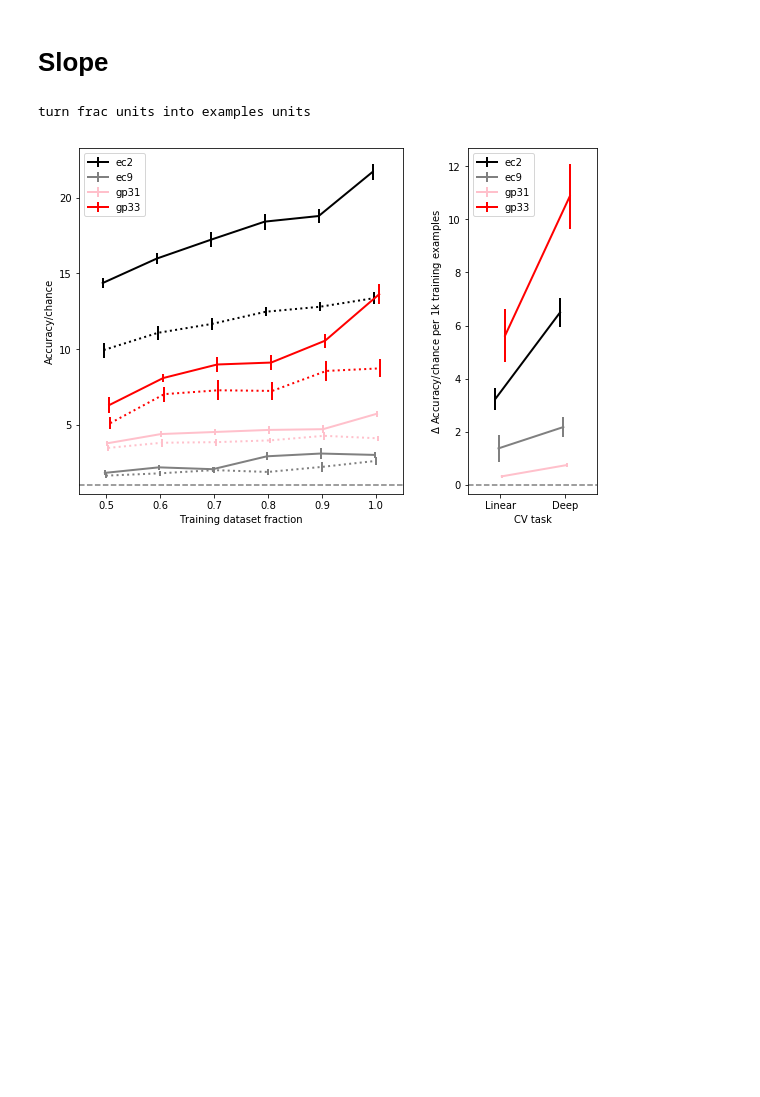
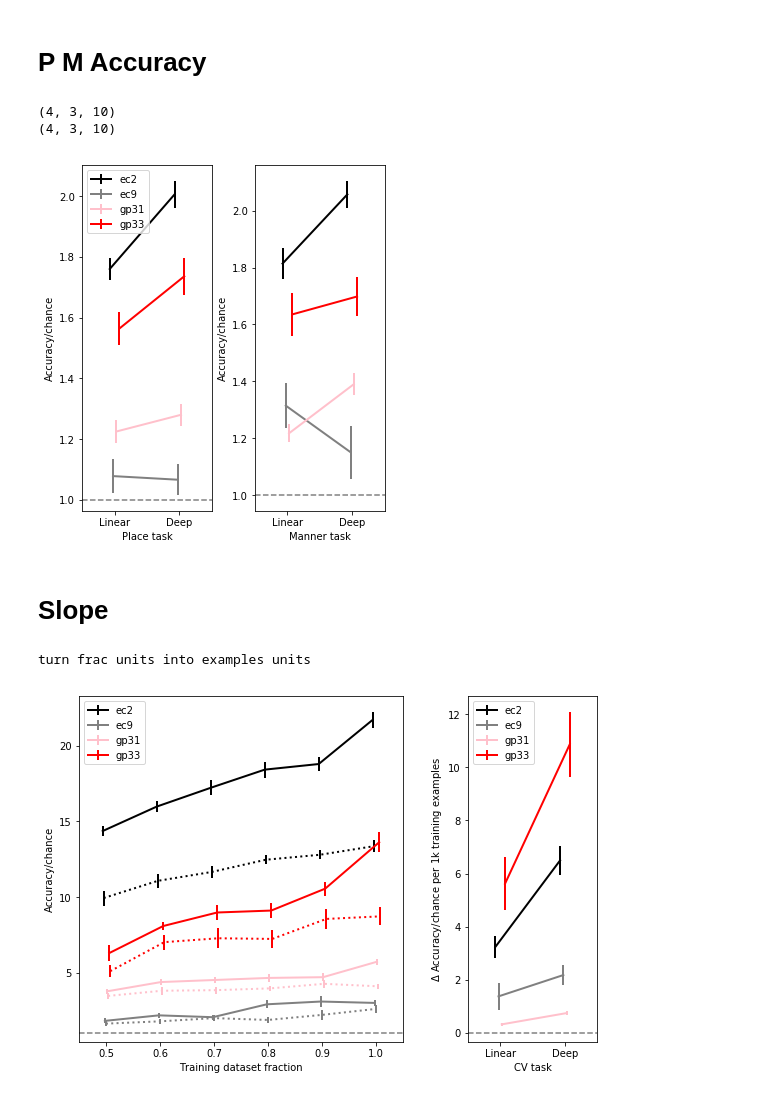
Before and after one commit to BouchardLab/cv_paper_plots, a Jupyter notebook: accuracy_slope/accuracy_slope.ipynb, the cells around one changed output. Drawn from its saved outputs; the diff is of its cells as text; code cells hidden in the pictures; blank space fills up the shorter version.

```diff
--- a/accuracy_slope/accuracy_slope.ipynb
+++ b/accuracy_slope/accuracy_slope.ipynb
@@ -36,3 +98,23 @@ plt.savefig(os.path.join(os.environ['HOME'], 'Downloads/cv_accuracy.pdf'))
+# %% [markdown]
+# P M Accuracy
+# %%
+reload(accuracy)
+plt.close()
+f = plt.figure(figsize=(6, 6))
+
+ax_c = f.add_axes([.2, .1, .3, .8])
+ax_v = f.add_axes([.6, .1, .3, .8])
+
+accuracy.plot_cv_accuracy(other_deep_accuracy['p'], other_linear_accuracy['p'],
+                          chance[3, :, -1], subjects, colors, ax_c, 'Place task')
+accuracy.plot_cv_accuracy(other_deep_accuracy['m'], other_linear_accuracy['m'],
+                          chance[4, :, -1], subjects, colors, ax_v, 'Manner task', False)
+
+plt.savefig(os.path.join(os.environ['HOME'], 'Downloads/p_m_accuracy.pdf'))
+# %% [output]
+(4, 3, 10)
+(4, 3, 10)
+[figure, added]
 # %% [markdown]
 # Slope
 # %%
```
Also changed, not shown: parts of 7 cells of this notebook, 2 other files.
